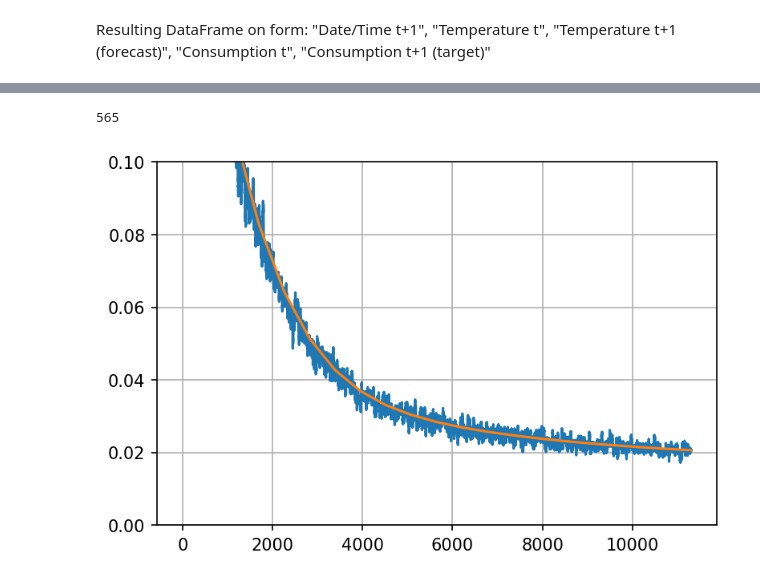
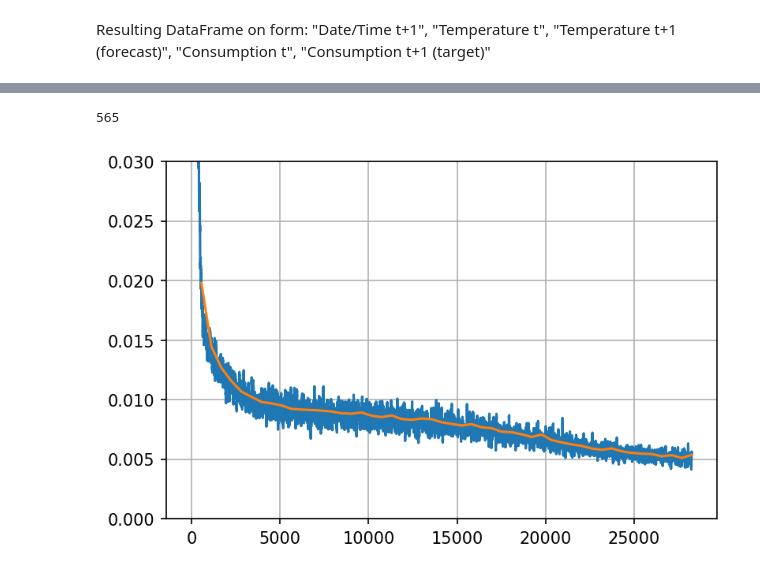
Before and after one commit to mikkeldah/IT3030---Deep-Learning, a Jupyter notebook: Project 2/feed_forward.ipynb, the cells around one changed output, grey strips where cells are left out. Drawn from its saved outputs; the diff is of its cells as text; code cells hidden in the pictures.

```diff
--- a/Project 2/feed_forward.ipynb
+++ b/Project 2/feed_forward.ipynb
@@ -182,0 +156,9 @@ df_train
+# %%
+# Save for undoing normalization in testing
+train_mean = df_train.mean()
+train_std = df_train.std()
+
+# Normalize train and test set
+df_train = (df_train - train_mean) / train_std
+df_validation = (df_validation - train_mean) / train_std
+df_test = (df_test - train_mean) / train_std
@@ -184,14 +184,14 @@ df_train
 Resulting DataFrame on form: "Date/Time t+1", "Temperature t", "Temperature t+1 (forecast)", "Consumption t", "Consumption t+1 (target)"
 # %%
 # Make Pytorch compatible dataloader
-target_train = torch.tensor(df_train['target'].values.astype(np.float32))
-features_train = torch.tensor(df_train.drop('target', axis=1).values.astype(np.float32))
+target_train = torch.tensor(df_train['next_timestep_consumption'].values.astype(np.float32))
+features_train = torch.tensor(df_train.drop('next_timestep_consumption', axis=1).values.astype(np.float32))
 
-target_val = torch.tensor(df_validation['target'].values.astype(np.float32))
-features_val = torch.tensor(df_validation.drop('target', axis=1).values.astype(np.float32))
+target_val = torch.tensor(df_validation['next_timestep_consumption'].values.astype(np.float32))
+features_val = torch.tensor(df_validation.drop('next_timestep_consumption', axis=1).values.astype(np.float32))
 
-target_test = torch.tensor(df_test['target'].values.astype(np.float32))
-features_test = torch.tensor(df_test.drop('target', axis=1).values.astype(np.float32))
+target_test = torch.tensor(df_test['next_timestep_consumption'].values.astype(np.float32))
+features_test = torch.tensor(df_test.drop('next_timestep_consumption', axis=1).values.astype(np.float32))
 # %%
 train_tensor = torch.utils.data.TensorDataset(features_train, target_train)
 train_loader = torch.utils.data.DataLoader(dataset=train_tensor, batch_size=64, shuffle=True)
@@ -207,9 +207,9 @@ class Network(nn.Module):
     def __init__(self):
         super().__init__()
         self.net = nn.Sequential(
-            nn.Linear(3, 10),
+            nn.Linear(6, 32),
             nn.Tanh(),
-            nn.Linear(10, 1)
+            nn.Linear(32, 1)
         )
 
     def forward(self, x):
@@ -220,14 +220,14 @@ loss_fn = torch.nn.MSELoss()
 
 model = Network()
 
-optimizer = torch.optim.SGD(model.parameters(), lr=0.001)
+optimizer = torch.optim.Adam(model.parameters(), lr=0.0005)
 
 losses = []
 losses_show = []
 val_losses = []
 
 # Training
-for epoch in range(20):
+for epoch in range(50):
     epoch_loss = []
     for i, data in enumerate(train_loader):
         features, targets = data
@@ -289,13 +286,13 @@ Epoch 19 validation loss: 0.020659505892249328
 # %%
 plt.figure(figsize=(6, 4), dpi=150)
 plt.grid()
-plt.ylim(0, 0.1)
+plt.ylim(0, 0.03)
 
 print(len(losses_show) // len(val_losses))
 
 plt.plot(range(len(losses_show)), losses_show)
 plt.plot(range(len(losses_show) // len(val_losses), len(losses_show)+1, len(losses_show) // len(val_losses)), val_losses)
 plt.show()
 # %% [output]
 565
-[figure, old version]
+[figure, new version]
```
Also changed, not shown: parts of 15 cells of this notebook, 3 other files.
